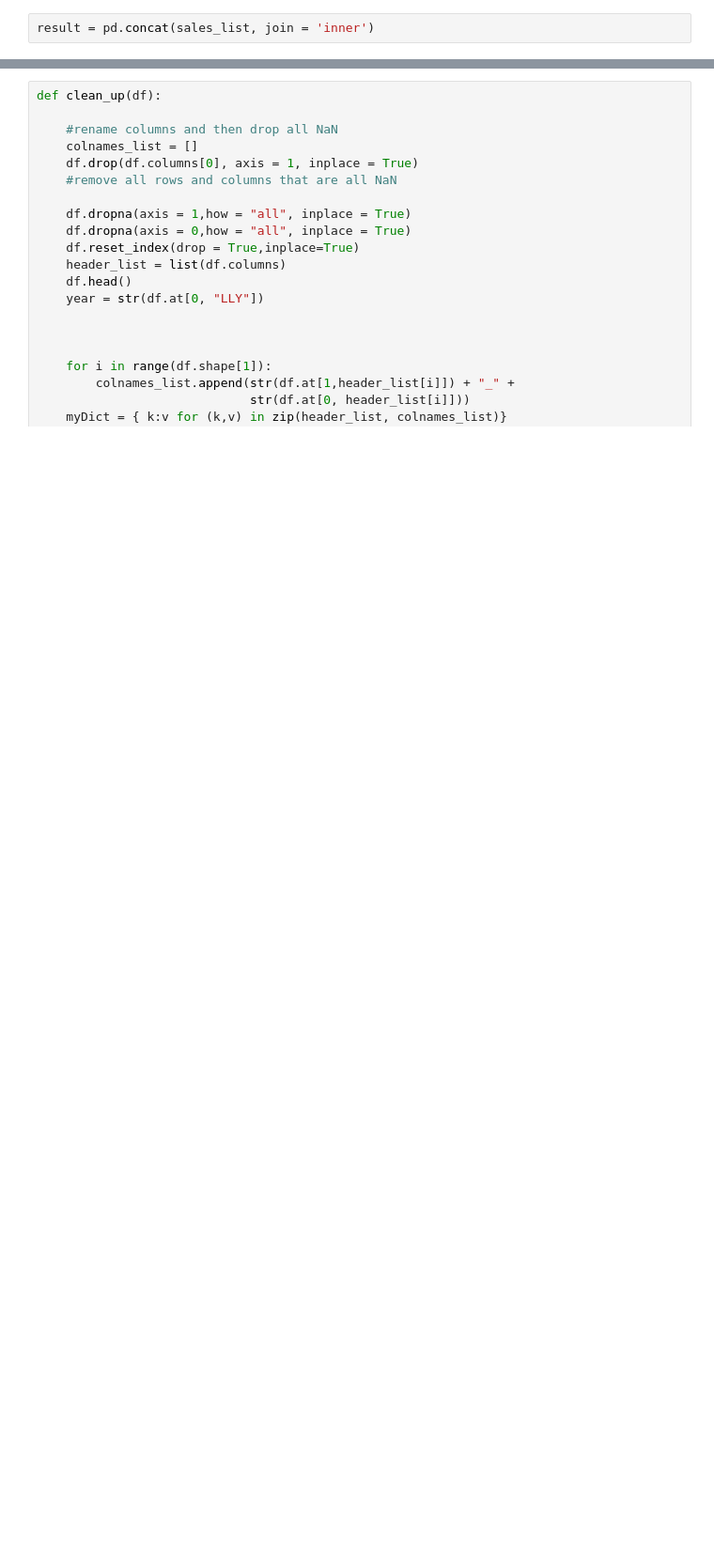
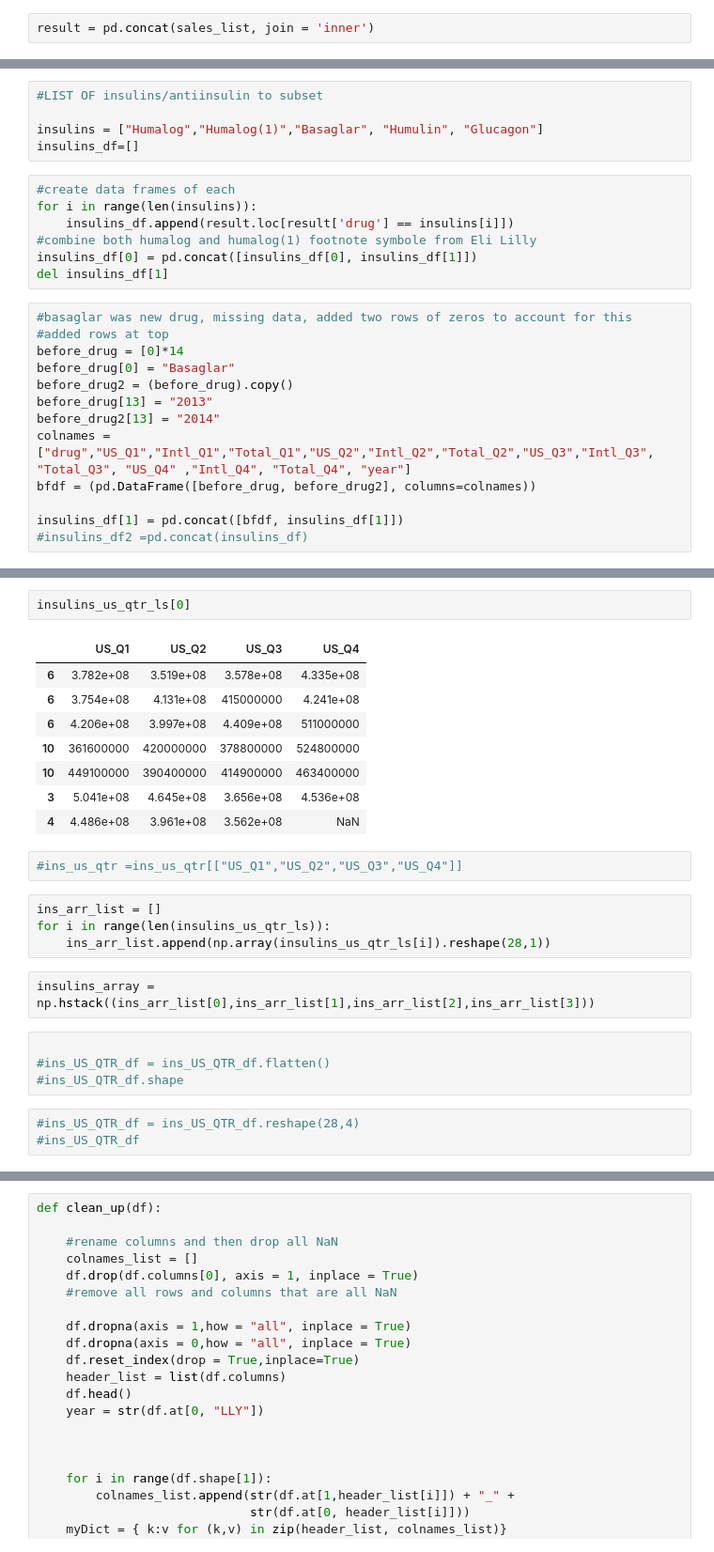
Before and after one commit to clayton-summitt/Insulin_pricing_trends, a Jupyter notebook: eli_lilly_profits.ipynb, the cells around one changed output, grey strips where cells are left out. Shown: that part at 94% size. Saved outputs shown, nothing was run; the diff lists cells and outputs as text; blank space fills up the shorter version.

```diff
--- a/eli_lilly_profits.ipynb
+++ b/eli_lilly_profits.ipynb
@@ -212,0 +87,25 @@ ValueError: At based indexing on an non-integer index can only have non-integer
+# %%
+#LIST OF insulins/antiinsulin to subset
+
+insulins = ["Humalog","Humalog(1)","Basaglar", "Humulin", "Glucagon"]
+insulins_df=[]
+# %%
+#create data frames of each
+for i in range(len(insulins)):
+    insulins_df.append(result.loc[result['drug'] == insulins[i]])
+#combine both humalog and humalog(1) footnote symbole from Eli Lilly
+insulins_df[0] = pd.concat([insulins_df[0], insulins_df[1]])
+del insulins_df[1]
+# %%
+#basaglar was new drug, missing data, added two rows of zeros to account for this
+#added rows at top
+before_drug = [0]*14
+before_drug[0] = "Basaglar"
+before_drug2 = (before_drug).copy()
+before_drug[13] = "2013"
+before_drug2[13] = "2014"
+colnames =["drug","US_Q1","Intl_Q1","Total_Q1","US_Q2","Intl_Q2","Total_Q2","US_Q3","Intl_Q3",	"Total_Q3",	"US_Q4"	,"Intl_Q4",	"Total_Q4",	"year"]
+bfdf = (pd.DataFrame([before_drug, before_drug2], columns=colnames))
+
+insulins_df[1] = pd.concat([bfdf, insulins_df[1]])
+#insulins_df2 =pd.concat(insulins_df)
@@ -212,0 +135,26 @@ ValueError: At based indexing on an non-integer index can only have non-integer
+# %%
+insulins_us_qtr_ls[0]
+# %% [output]
+|  | US_Q1 | US_Q2 | US_Q3 | US_Q4 |
+| 6 | 3.782e+08 | 3.519e+08 | 3.578e+08 | 4.335e+08 |
+| 6 | 3.754e+08 | 4.131e+08 | 415000000 | 4.241e+08 |
+| 6 | 4.206e+08 | 3.997e+08 | 4.409e+08 | 511000000 |
+| 10 | 361600000 | 420000000 | 378800000 | 524800000 |
+| 10 | 449100000 | 390400000 | 414900000 | 463400000 |
+| 3 | 5.041e+08 | 4.645e+08 | 3.656e+08 | 4.536e+08 |
+| 4 | 4.486e+08 | 3.961e+08 | 3.562e+08 | NaN |
+# %%
+#ins_us_qtr =ins_us_qtr[["US_Q1","US_Q2","US_Q3","US_Q4"]]
+# %%
+ins_arr_list = []
+for i in range(len(insulins_us_qtr_ls)):
+    ins_arr_list.append(np.array(insulins_us_qtr_ls[i]).reshape(28,1))
+# %%
+insulins_array = np.hstack((ins_arr_list[0],ins_arr_list[1],ins_arr_list[2],ins_arr_list[3]))
+# %%
+
+#ins_US_QTR_df = ins_US_QTR_df.flatten()
+#ins_US_QTR_df.shape
+# %%
+#ins_US_QTR_df = ins_US_QTR_df.reshape(28,4)
+#ins_US_QTR_df
```
Also changed, not shown: parts of 27 cells of this notebook, 3 other files.
